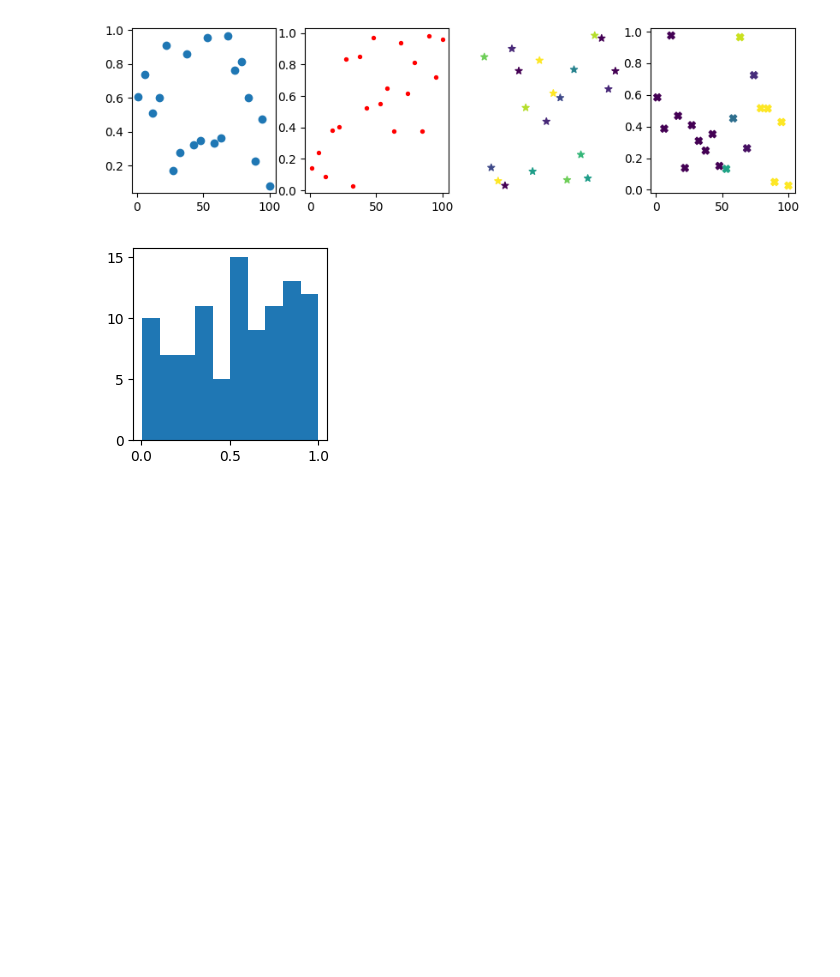
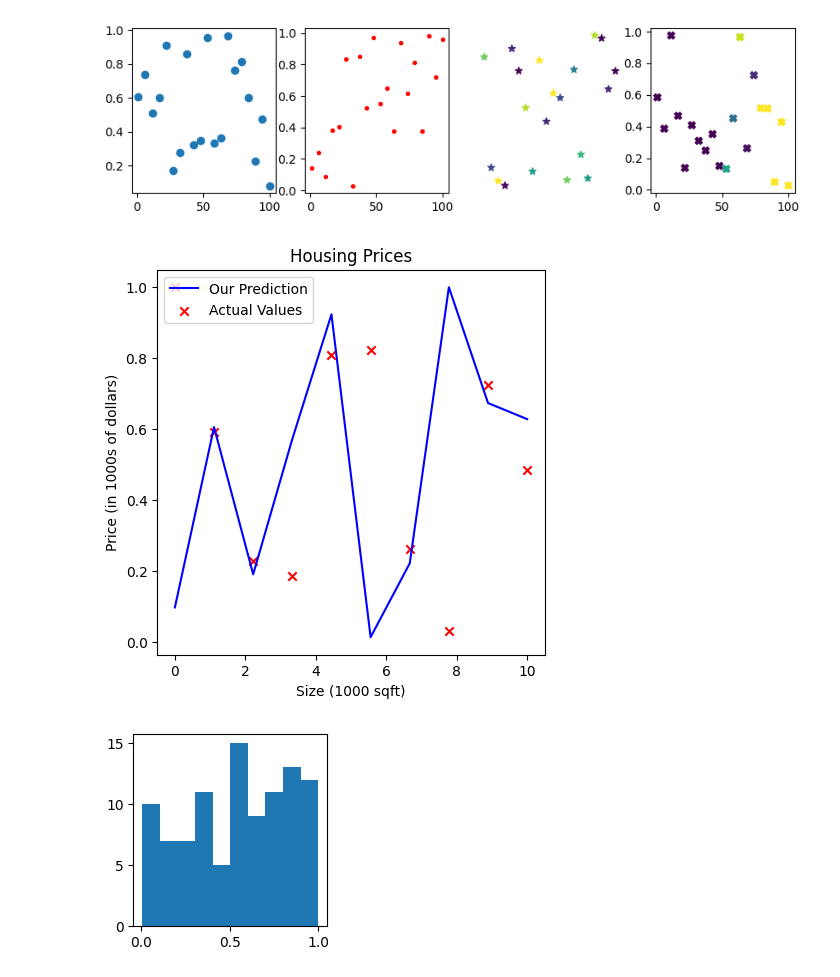
Before and after one commit to Savith-02/notebooks, a Jupyter notebook: matplotlib_plots.ipynb, the cells around one changed output. Drawn from its saved outputs; the diff is of its cells as text; code cells hidden in the pictures; blank space fills up the shorter version.

```diff
--- a/matplotlib_plots.ipynb
+++ b/matplotlib_plots.ipynb
@@ -70,6 +70,25 @@ ax4.scatter(x, y4, c=z4, cmap='viridis', marker="X")
 plt.show()
 # %% [output]
 [figure]
+# %%
+x = np.linspace(0, 10, 10)
+y = np.random.random(10)
+y_2 = np.random.random(10)
+
+plt.figure(figsize=(width * 2, height * 2))
+plt.plot(x, y, c='b',label='Our Prediction')
+plt.scatter(x, y_2, marker='x', c='r',label='Actual Values')
+
+# Set the title
+plt.title("Housing Prices")
+# Set the y-axis label
+plt.ylabel('Price (in 1000s of dollars)')
+# Set the x-axis label
+plt.xlabel('Size (1000 sqft)')
+plt.legend()
+plt.show()
+# %% [output]
+[figure, added]
 # %%
 plt.figure(figsize=(width, height))
 y = np.random.random(100)
```
